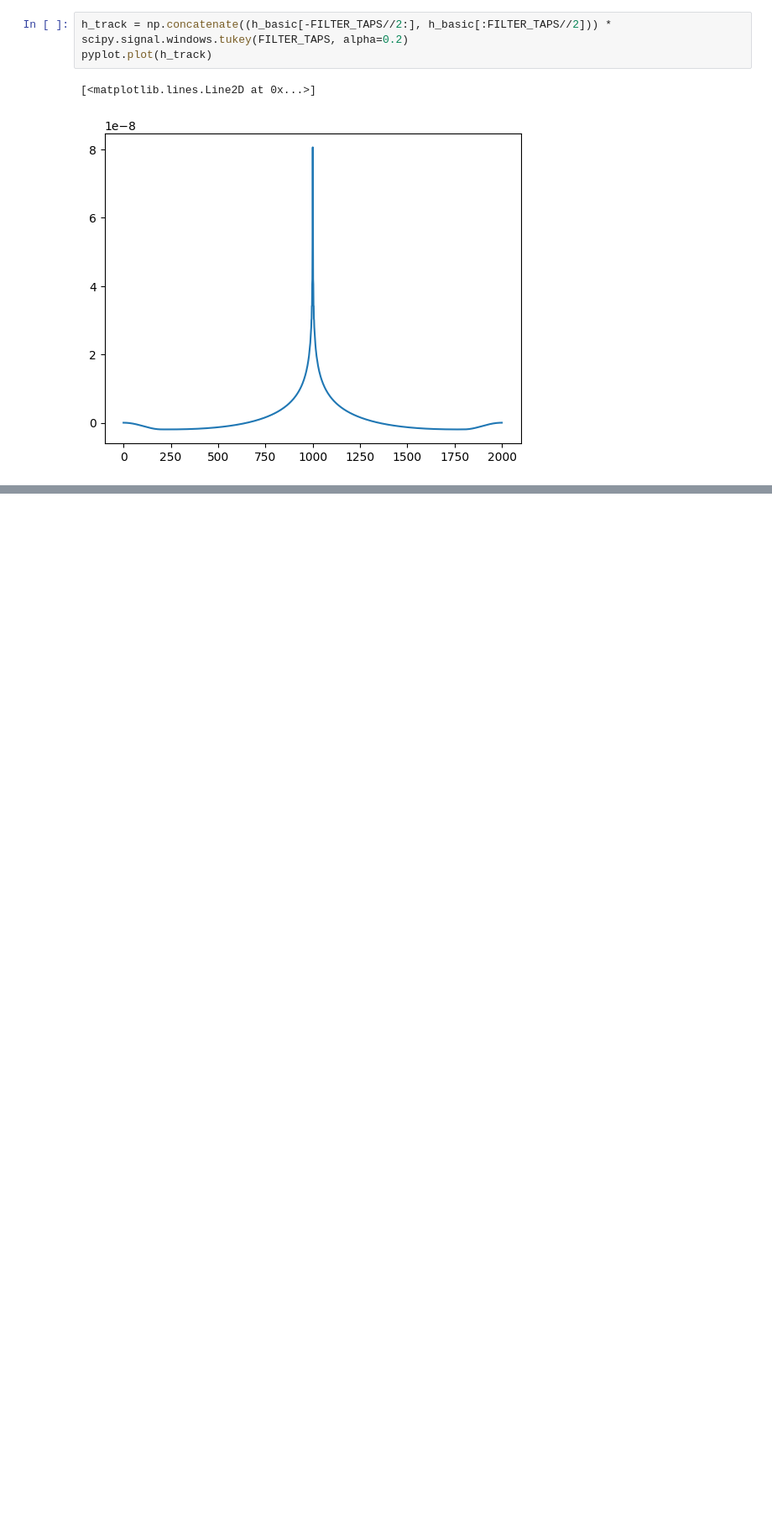
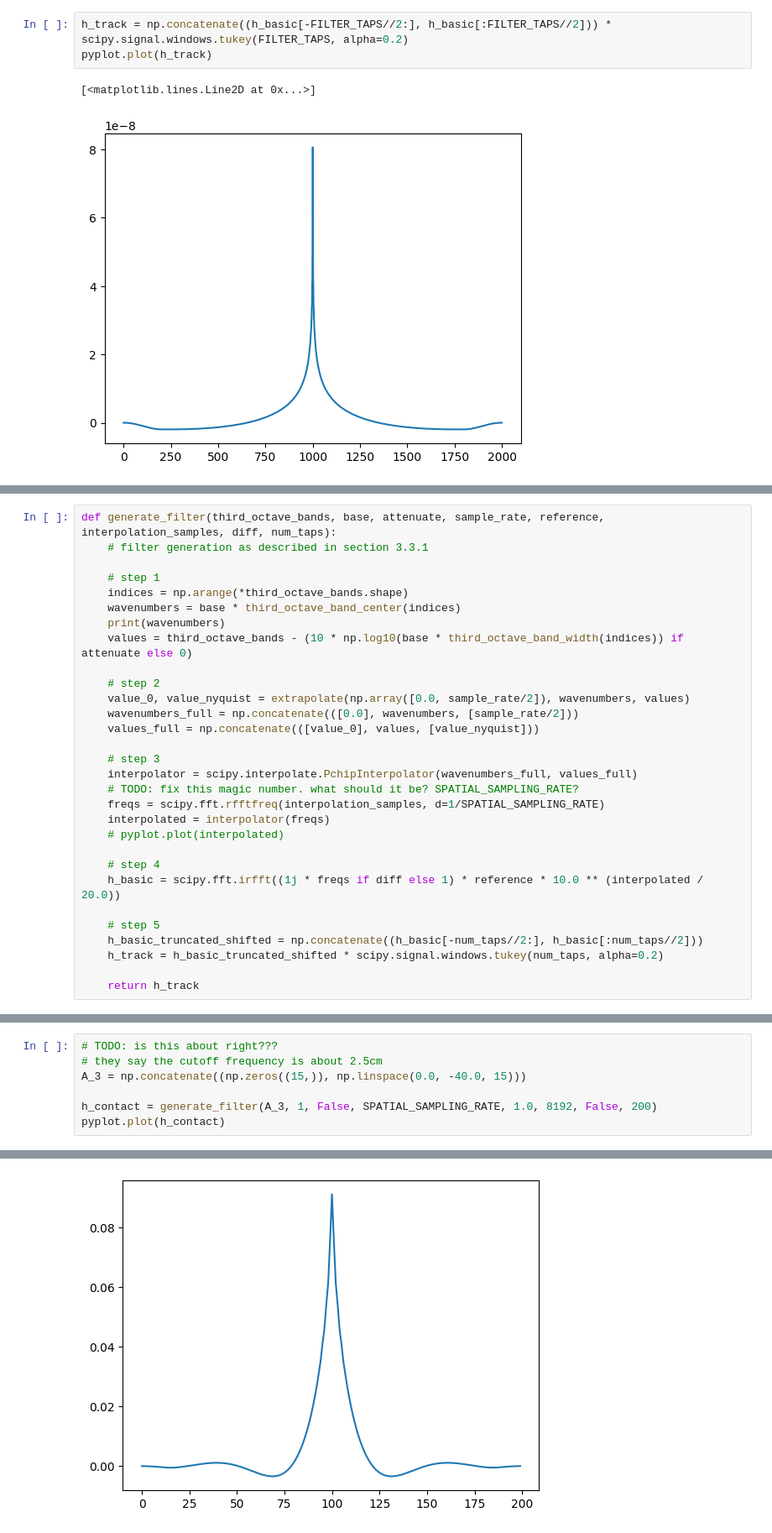
Before and after one commit to jmgrosen/four-track, a Jupyter notebook: roughness.ipynb, the cells around one changed output, grey strips where cells are left out. Shown at 84% size. Cells and saved outputs as stored; diff of their text form; blank space fills up the shorter version.

```diff
--- a/roughness.ipynb
+++ b/roughness.ipynb
@@ -98,0 +103,30 @@ pyplot.plot(filtered_noise)
+# %%
+def generate_filter(third_octave_bands, base, attenuate, sample_rate, reference, interpolation_samples, diff, num_taps):
+    # filter generation as described in section 3.3.1
+
+    # step 1
+    indices = np.arange(*third_octave_bands.shape)
+    wavenumbers = base * third_octave_band_center(indices)
+    print(wavenumbers)
+    values = third_octave_bands - (10 * np.log10(base * third_octave_band_width(indices)) if attenuate else 0)
+
+    # step 2
+    value_0, value_nyquist = extrapolate(np.array([0.0, sample_rate/2]), wavenumbers, values)
+    wavenumbers_full = np.concatenate(([0.0], wavenumbers, [sample_rate/2]))
+    values_full = np.concatenate(([value_0], values, [value_nyquist]))
+
+    # step 3
+    interpolator = scipy.interpolate.PchipInterpolator(wavenumbers_full, values_full)
+    # TODO: fix this magic number. what should it be? SPATIAL_SAMPLING_RATE?
+    freqs = scipy.fft.rfftfreq(interpolation_samples, d=1/SPATIAL_SAMPLING_RATE)
+    interpolated = interpolator(freqs)
+    # pyplot.plot(interpolated)
+
+    # step 4
+    h_basic = scipy.fft.irfft((1j * freqs if diff else 1) * reference * 10.0 ** (interpolated / 20.0))
+
+    # step 5
+    h_basic_truncated_shifted = np.concatenate((h_basic[-num_taps//2:], h_basic[:num_taps//2]))
+    h_track = h_basic_truncated_shifted * scipy.signal.windows.tukey(num_taps, alpha=0.2)
+
+    return h_track
@@ -98,0 +145,8 @@ pyplot.plot(filtered_noise)
+# %%
+# TODO: is this about right???
+# they say the cutoff frequency is about 2.5cm
+A_3 = np.concatenate((np.zeros((15,)), np.linspace(0.0, -40.0, 15)))
+
+h_contact = generate_filter(A_3, 1, False, SPATIAL_SAMPLING_RATE, 1.0, 8192, False, 200)
+pyplot.plot(h_contact)
+# %% [output]
@@ -98,0 +160 @@ pyplot.plot(filtered_noise)
+[figure, added]
```
Also changed, not shown: parts of 21 cells of this notebook.
